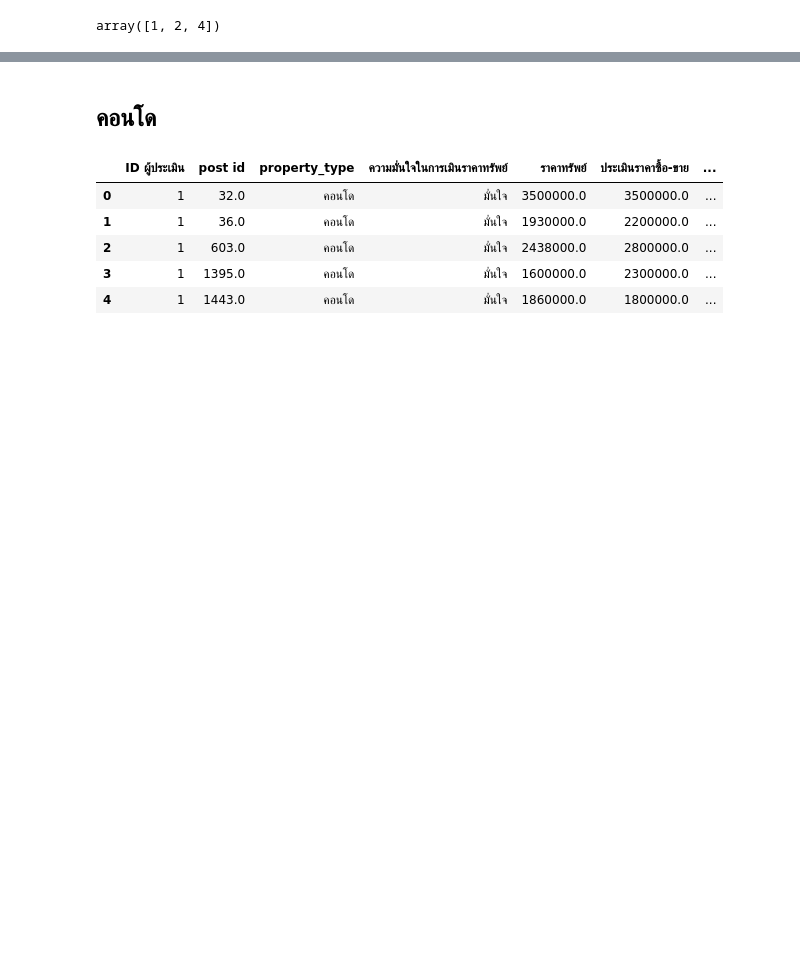
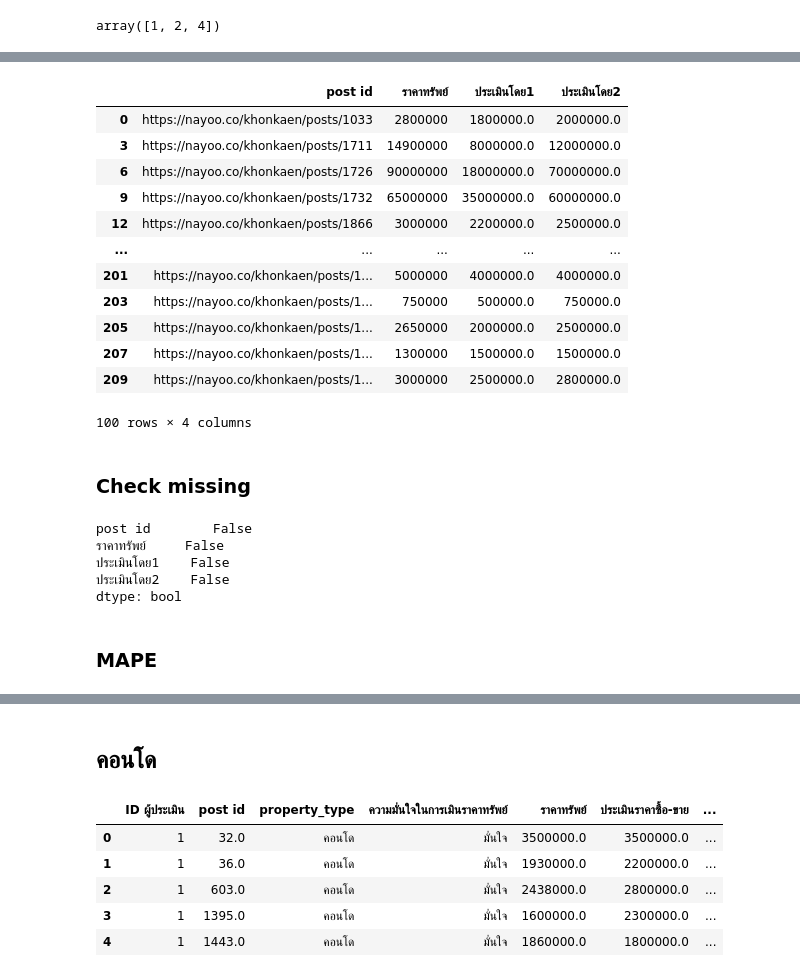
Before and after one commit to NarawitPrathansap/bsc_dpbm22, a Jupyter notebook: [dataprep1]property_estimator.ipynb, the cells around one changed output, grey strips where cells are left out. Cells and saved outputs as stored; diff of their text form; code cells hidden in the pictures; blank space fills up the shorter version.

```diff
--- a/[dataprep1]property_estimator.ipynb
+++ b/[dataprep1]property_estimator.ipynb
@@ -211,0 +233,2 @@ land.head()
+# %%
+land.fillna(0,inplace = True)
@@ -229,0 +262,2 @@ print(len(est4_land))
+# %%
+est1_land['ประเมินโดย1']  = est1_land['post id'].map(est1_land.set_index('post id')['ประเมินราคาซื้อ-ขาย'])
@@ -229,0 +270,2 @@ print(len(est4_land))
+# %%
+est1_land['ประเมินโดย2']  = est1_land['post id'].map(est2_land.set_index('post id')['ประเมินราคาซื้อ-ขาย'])
@@ -229,0 +287,29 @@ print(len(est4_land))
+# %%
+land_mape = est1_land[['post id','ราคาทรัพย์','ประเมินโดย1','ประเมินโดย2']]
+land_mape
+# %% [output]
+|  | post id | ราคาทรัพย์ | ประเมินโดย1 | ประเมินโดย2 |
+| 0 | https://nayoo.co/khonkaen/posts/1033 | 2800000 | 1800000.0 | 2000000.0 |
+| 3 | https://nayoo.co/khonkaen/posts/1711 | 14900000 | 8000000.0 | 12000000.0 |
+| 6 | https://nayoo.co/khonkaen/posts/1726 | 90000000 | 18000000.0 | 70000000.0 |
+| 9 | https://nayoo.co/khonkaen/posts/1732 | 65000000 | 35000000.0 | 60000000.0 |
+| 12 | https://nayoo.co/khonkaen/posts/1866 | 3000000 | 2200000.0 | 2500000.0 |
+| ... | ... | ... | ... | ... |
+| 201 | https://nayoo.co/khonkaen/posts/1... | 5000000 | 4000000.0 | 4000000.0 |
+| 203 | https://nayoo.co/khonkaen/posts/1... | 750000 | 500000.0 | 750000.0 |
+| 205 | https://nayoo.co/khonkaen/posts/1... | 2650000 | 2000000.0 | 2500000.0 |
+| 207 | https://nayoo.co/khonkaen/posts/1... | 1300000 | 1500000.0 | 1500000.0 |
+| 209 | https://nayoo.co/khonkaen/posts/1... | 3000000 | 2500000.0 | 2800000.0 |
+100 rows × 4 columns
+# %% [markdown]
+### Check missing
+# %%
+land_mape.isnull().any()
+# %% [output]
+post id        False
+ราคาทรัพย์     False
+ประเมินโดย1    False
+ประเมินโดย2    False
+dtype: bool
+# %% [markdown]
+### MAPE
```
Also changed, not shown: parts of 72 cells of this notebook.
